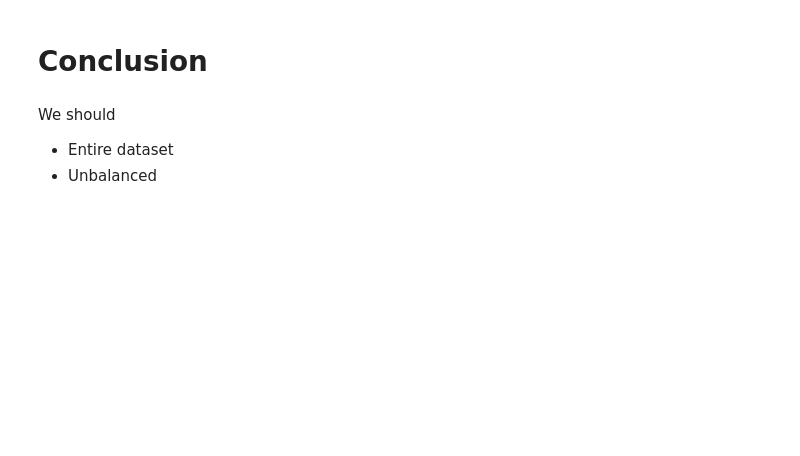
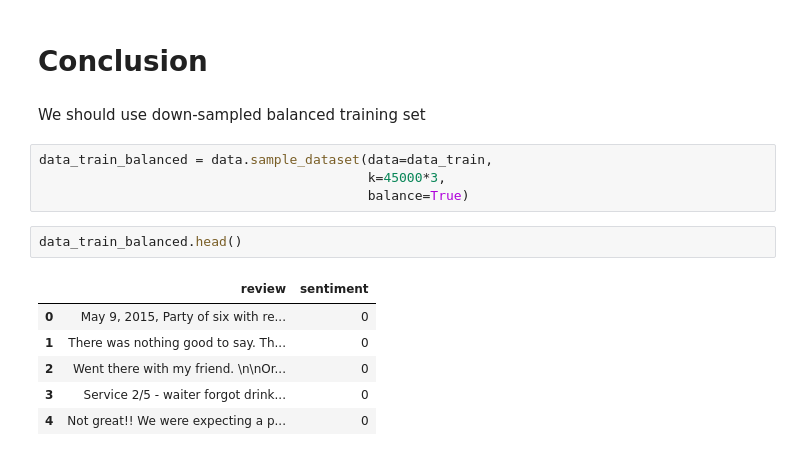
Before and after one commit to david-siqi-liu/yelp-sentiment-analysis, a Jupyter notebook: notebooks/tests_dataset.ipynb, the cells around one changed output. Drawn from its saved outputs; the diff is of its cells as text; blank space fills up the shorter version.

```diff
--- a/notebooks/tests_dataset.ipynb
+++ b/notebooks/tests_dataset.ipynb
@@ -278,6 +184,17 @@ Confusion Matrix - Testing
 # %% [markdown]
 # Conclusion
-# %% [markdown]
-We should
-- Entire dataset
-- Unbalanced
+# %% [markdown]
+We should use down-sampled balanced training set
+# %%
+data_train_balanced = data.sample_dataset(data=data_train,
+                                          k=45000*3,
+                                          balance=True)
+# %%
+data_train_balanced.head()
+# %% [output]
+|  | review | sentiment |
+| 0 | May 9, 2015, Party of six with re... | 0 |
+| 1 | There was nothing good to say. Th... | 0 |
+| 2 | Went there with my friend. \n\nOr... | 0 |
+| 3 | Service 2/5 - waiter forgot drink... | 0 |
+| 4 | Not great!! We were expecting a p... | 0 |
```
Also changed, not shown: parts of 15 cells of this notebook, 39 other files.
